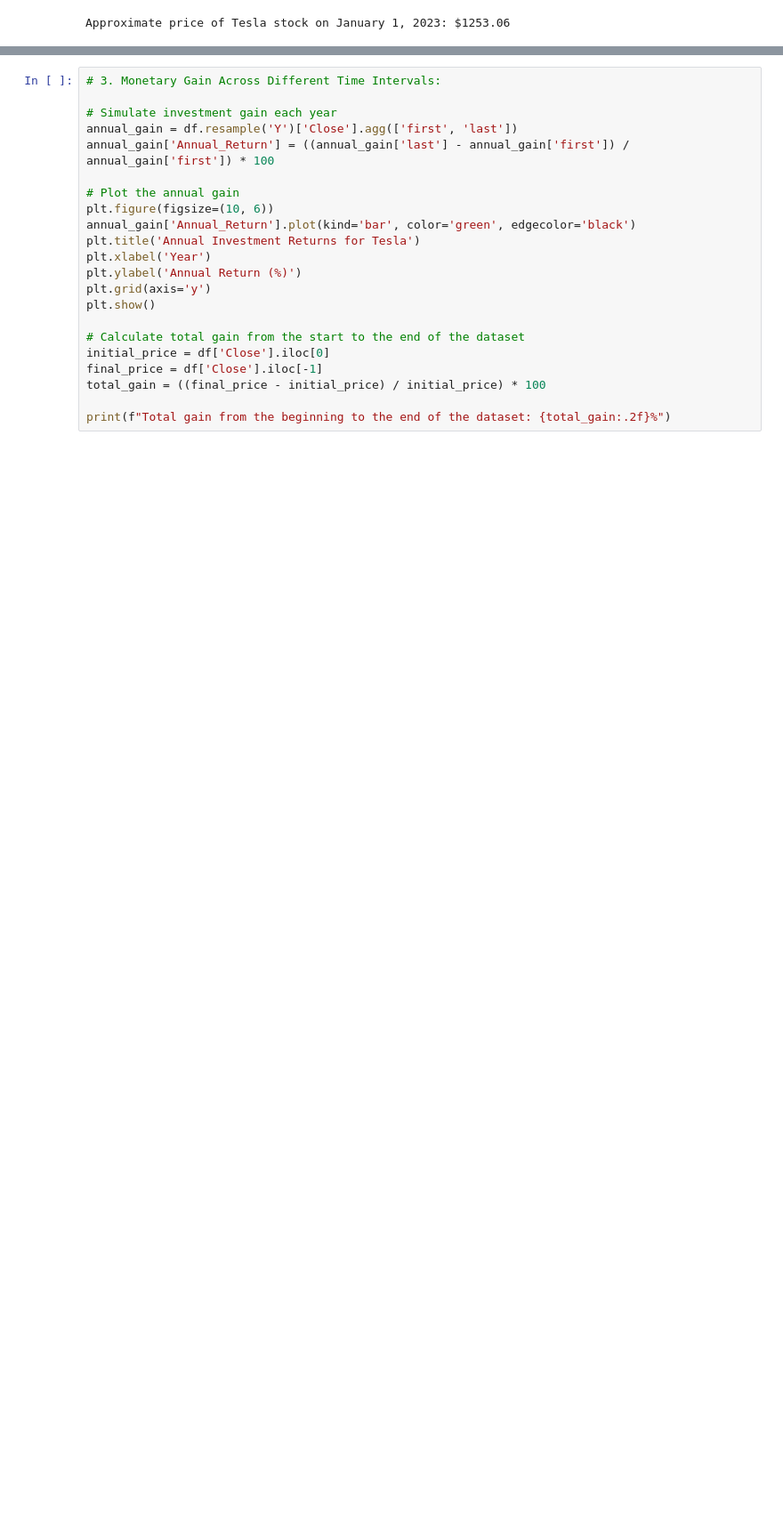
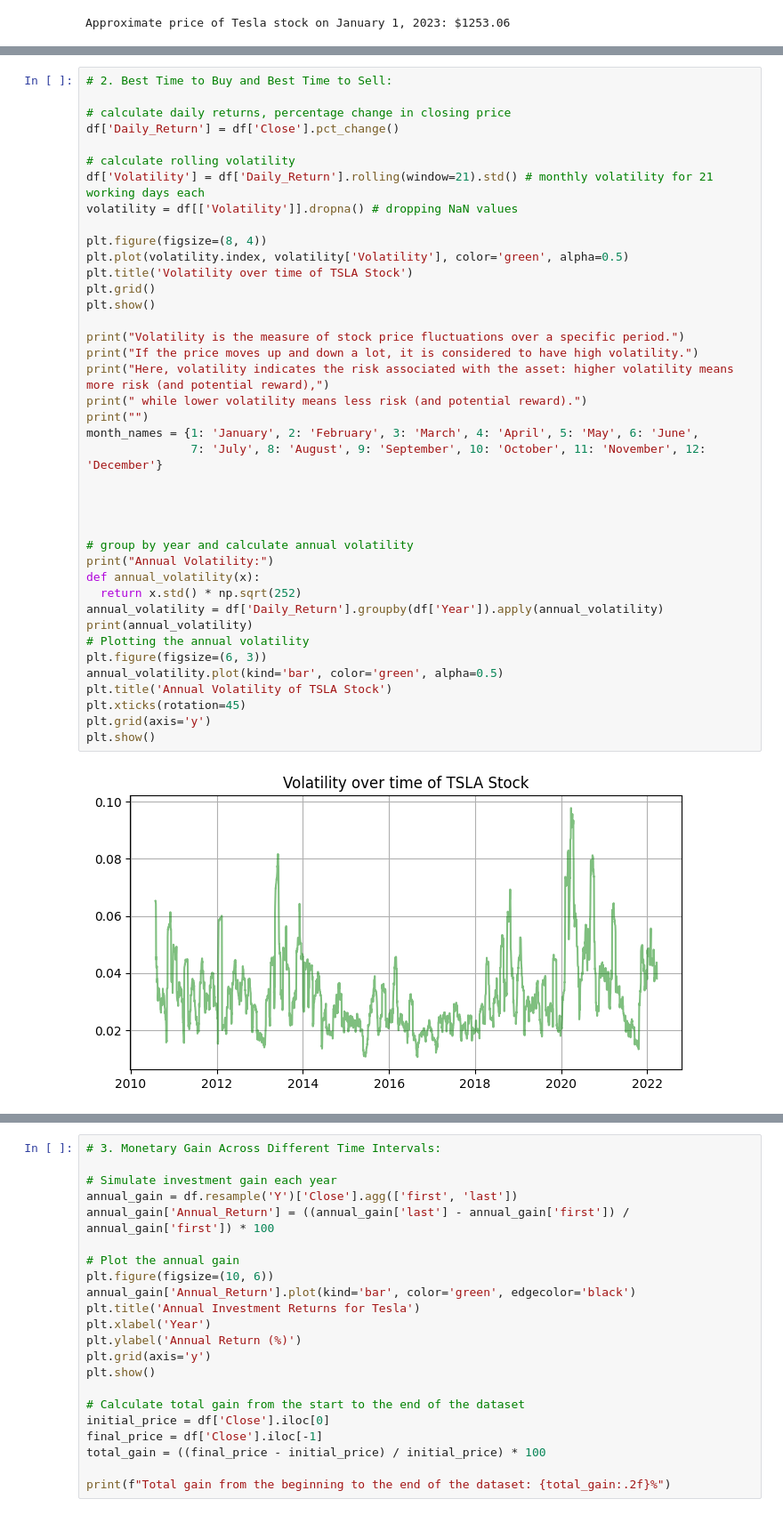
Before and after one commit to Hesham-Nabil/Data-Analysis, a Jupyter notebook: Project.ipynb, the cells around one changed output, grey strips where cells are left out. Shown at 89% size. Drawn from its saved outputs; the diff is of its cells as text; blank space fills up the shorter version.

```diff
--- a/Project.ipynb
+++ b/Project.ipynb
@@ -140,0 +242,42 @@ plt.show()
+# %%
+# 2. Best Time to Buy and Best Time to Sell:
+
+# calculate daily returns, percentage change in closing price
+df['Daily_Return'] = df['Close'].pct_change()
+
+# calculate rolling volatility
+df['Volatility'] = df['Daily_Return'].rolling(window=21).std() # monthly volatility for 21 working days each
+volatility = df[['Volatility']].dropna() # dropping NaN values
+
+plt.figure(figsize=(8, 4))
+plt.plot(volatility.index, volatility['Volatility'], color='green', alpha=0.5)
+plt.title('Volatility over time of TSLA Stock')
+plt.grid()
+plt.show()
+
+print("Volatility is the measure of stock price fluctuations over a specific period.")
+print("If the price moves up and down a lot, it is considered to have high volatility.")
+print("Here, volatility indicates the risk associated with the asset: higher volatility means more risk (and potential reward),")
+print(" while lower volatility means less risk (and potential reward).")
+print("")
+month_names = {1: 'January', 2: 'February', 3: 'March', 4: 'April', 5: 'May', 6: 'June',
+               7: 'July', 8: 'August', 9: 'September', 10: 'October', 11: 'November', 12: 'December'}
+
+
+
+
+# group by year and calculate annual volatility
+print("Annual Volatility:")
+def annual_volatility(x):
+  return x.std() * np.sqrt(252)
+annual_volatility = df['Daily_Return'].groupby(df['Year']).apply(annual_volatility)
+print(annual_volatility)
+# Plotting the annual volatility
+plt.figure(figsize=(6, 3))
+annual_volatility.plot(kind='bar', color='green', alpha=0.5)
+plt.title('Annual Volatility of TSLA Stock')
+plt.xticks(rotation=45)
+plt.grid(axis='y')
+plt.show()
+# %% [output]
+[figure, added]
```
Also changed, not shown: parts of 8 cells of this notebook.
